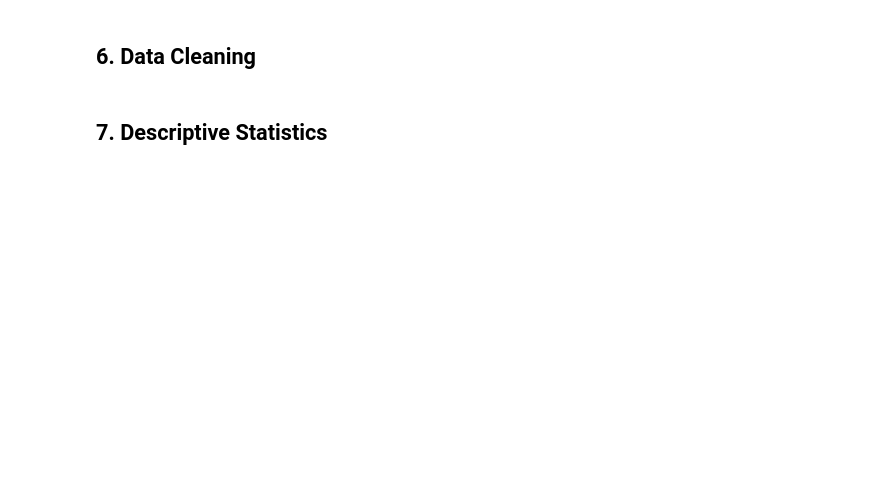
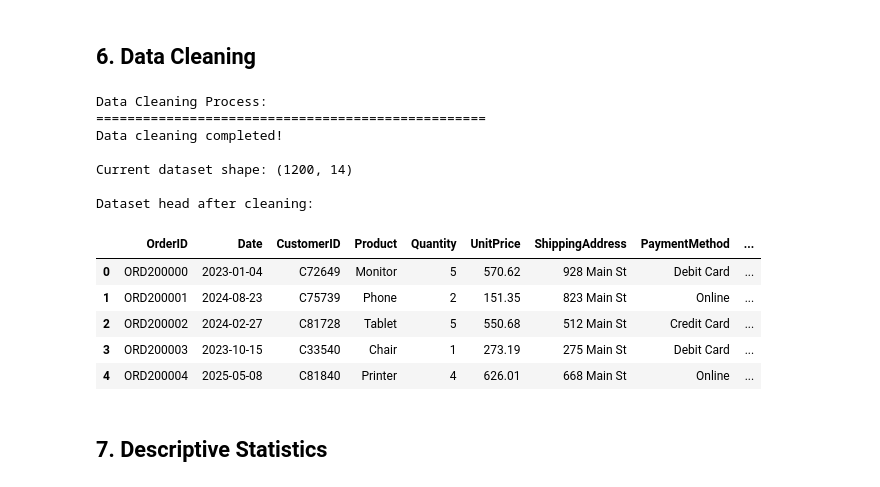
Before and after one commit to VishahAli/E-Commerce-Sales-EDA-Project-on-GitHub, a Jupyter notebook: EDA_Ecommerce.ipynb, the cells around one changed output. Saved outputs shown, nothing was run; the diff lists cells and outputs as text; code cells hidden in the pictures; blank space fills up the shorter version.

```diff
--- a/EDA_Ecommerce.ipynb
+++ b/EDA_Ecommerce.ipynb
@@ -107,29 +152,43 @@ else:
 # %%
 # Data cleaning
 print("Data Cleaning Process:")
 print("="*50)
 
 # Handle missing values if any
 for col in df.columns:
     if df[col].dtype == 'object':
         if df[col].isnull().sum() > 0:
             df[col].fillna('Unknown', inplace=True)
-    else:
+    elif df[col].dtype in ['float64', 'int64']:
         if df[col].isnull().sum() > 0:
             df[col].fillna(df[col].median(), inplace=True)
 
 # Convert columns to appropriate types
 for col in df.columns:
     if 'date' in col.lower():
         try:
             df[col] = pd.to_datetime(df[col])
         except:
             pass
 
 print("Data cleaning completed!")
 print(f"\nCurrent dataset shape: {df.shape}")
 print(f"\nDataset head after cleaning:")
 df.head()
+# %% [output]
+Data Cleaning Process:
+==================================================
+Data cleaning completed!
+
+Current dataset shape: (1200, 14)
+
+Dataset head after cleaning:
+|  | OrderID | Date | CustomerID | Product | Quantity | UnitPrice | ShippingAddress | PaymentMethod | ... |
+| 0 | ORD200000 | 2023-01-04 | C72649 | Monitor | 5 | 570.62 | 928 Main St | Debit Card | ... |
+| 1 | ORD200001 | 2024-08-23 | C75739 | Phone | 2 | 151.35 | 823 Main St | Online | ... |
+| 2 | ORD200002 | 2024-02-27 | C81728 | Tablet | 5 | 550.68 | 512 Main St | Credit Card | ... |
+| 3 | ORD200003 | 2023-10-15 | C33540 | Chair | 1 | 273.19 | 275 Main St | Debit Card | ... |
+| 4 | ORD200004 | 2025-05-08 | C81840 | Printer | 4 | 626.01 | 668 Main St | Online | ... |
 # %% [markdown]
 ## 7. Descriptive Statistics
 # %%
```
Also changed, not shown: parts of 20 cells of this notebook.
